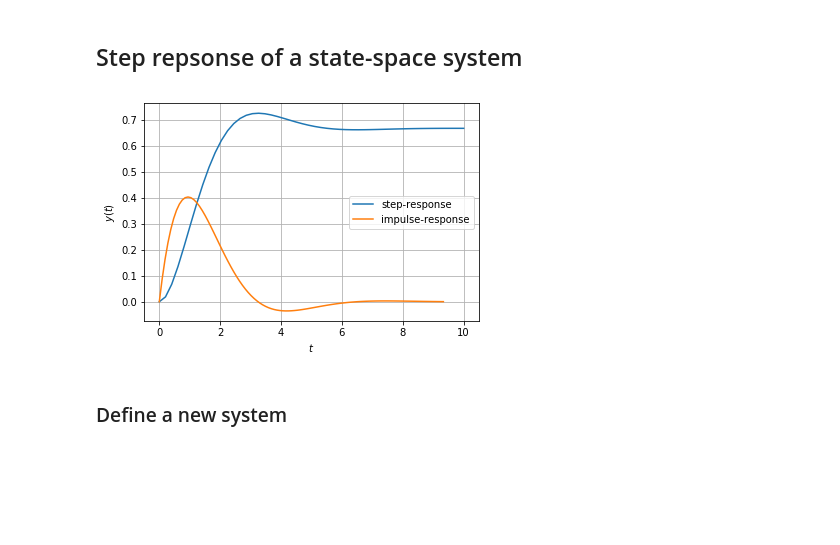
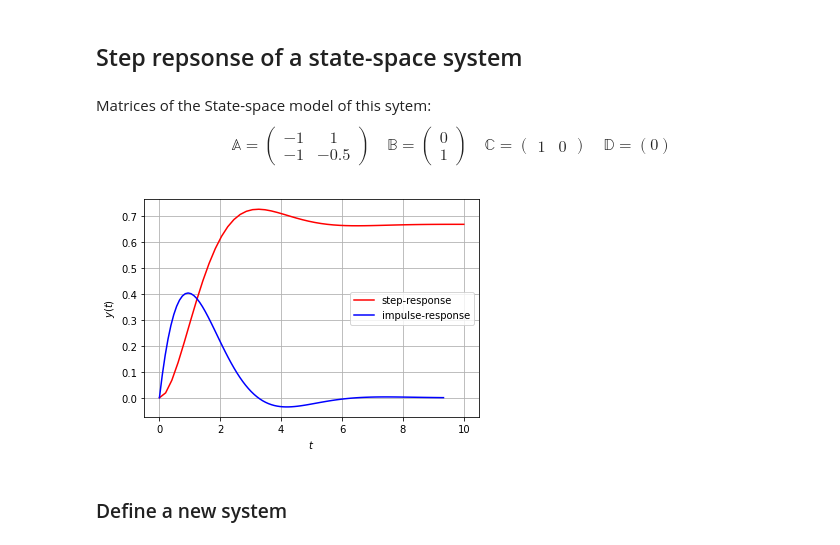
Before and after one commit to jupyterphysics/SystemsSignalsModels, a Jupyter notebook: M4Functions.ipynb, the cells around one changed output. Drawn from its saved outputs; the diff is of its cells as text; code cells hidden in the pictures; blank space fills up the shorter version.

```diff
--- a/M4Functions.ipynb
+++ b/M4Functions.ipynb
@@ -122,21 +149,27 @@ dt: None
 # %% [markdown]
 ## Step repsonse of a state-space system
+# %% [markdown]
+Matrices of the State-space model of this sytem:
+$$\mathbb{A} = \left(\begin{matrix}-1 & 1\\-1 & -0.5 \end{matrix}  \right) \quad
+\mathbb{B} = \left(\begin{matrix} 0\\1 \end{matrix}  \right) \quad
+\mathbb{C} = \left( \begin{matrix}1 & 0 \end{matrix}\right) \quad
+\mathbb{D} = \left( 0 \right) $$
 # %%
 sys4 = signal.lti([[-1., 1.], [-1., -0.5]], [[0.], [1.]], [[1., 0.]], 0.)
 t = np.linspace(0, 10)
 u = np.ones_like(t)
 tout, y, x = signal.lsim(sys4, u, t)
-plt.plot(t, y,label='step-response')
+plt.plot(t, y,'r',label='step-response')
 plt.grid(True)
 tout2, y2 = signal.impulse(sys4)
-plt.plot(tout2,y2,label='impulse-response')
+plt.plot(tout2,y2,'b',label='impulse-response')
 plt.xlabel (r'$t$')
 plt.ylabel (r'$y(t)$')
 plt.legend()
 plt.grid(True)
 plt.show()
 # %% [output]
-[figure, old version]
+[figure, new version]
 # %% [markdown]
 ### Define a new system
 # %%
```
Also changed, not shown: parts of 15 cells of this notebook.
